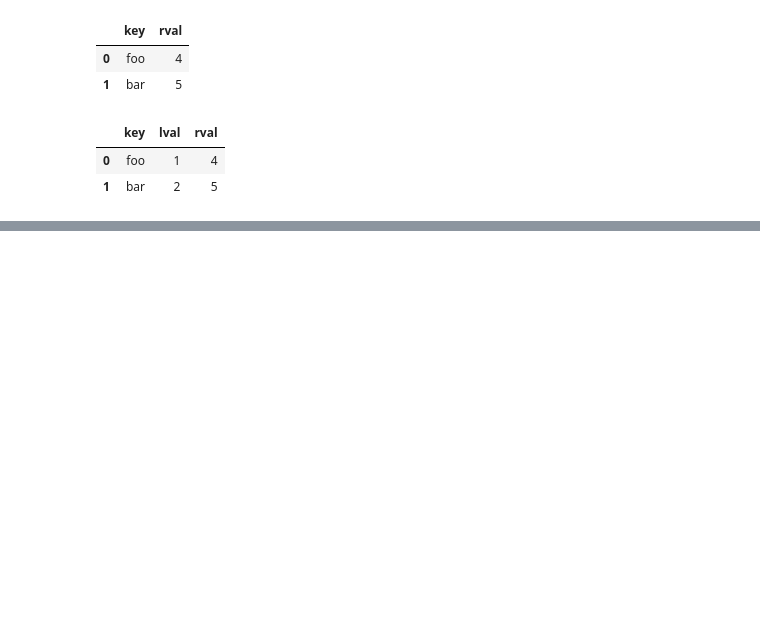
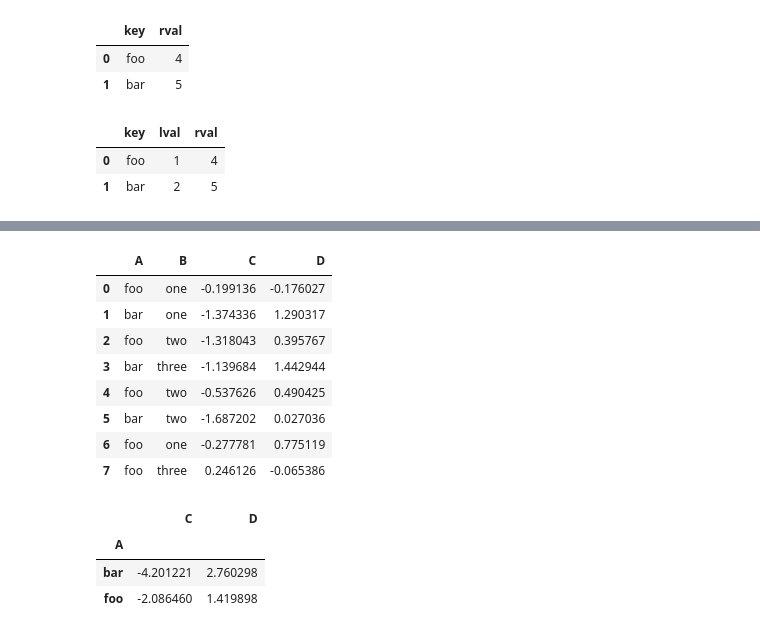
Before and after one commit to mattew8/Pandas_with_jupyter, a Jupyter notebook: pandas 기초.ipynb, the cells around one changed output, grey strips where cells are left out. Drawn from its saved outputs; the diff is of its cells as text; code cells hidden in the pictures; blank space fills up the shorter version.

```diff
--- a/pandas 기초.ipynb
+++ b/pandas 기초.ipynb
@@ -529,0 +554,27 @@ pd.merge(left, right, on='key')
+# %%
+df = pd.DataFrame(
+    {
+        'A' : ['foo', 'bar', 'foo', 'bar', 'foo', 'bar', 'foo', 'foo'],
+        'B' : ['one', 'one', 'two', 'three', 'two', 'two', 'one', 'three'],
+        'C' : np.random.randn(8),
+        'D' : np.random.randn(8)
+    })
+df
+# %% [output]
+|  | A | B | C | D |
+| 0 | foo | one | -0.199136 | -0.176027 |
+| 1 | bar | one | -1.374336 | 1.290317 |
+| 2 | foo | two | -1.318043 | 0.395767 |
+| 3 | bar | three | -1.139684 | 1.442944 |
+| 4 | foo | two | -0.537626 | 0.490425 |
+| 5 | bar | two | -1.687202 | 0.027036 |
+| 6 | foo | one | -0.277781 | 0.775119 |
+| 7 | foo | three | 0.246126 | -0.065386 |
+# %%
+df.groupby('A').sum()
+# A를 기준으로 그룹화! -> 각 그룹에 sum()적용
+# %% [output]
+|  | C | D |
+| A |  |  |
+| bar | -4.201221 | 2.760298 |
+| foo | -2.086460 | 1.419898 |
```
Also changed, not shown: parts of 53 cells of this notebook.
